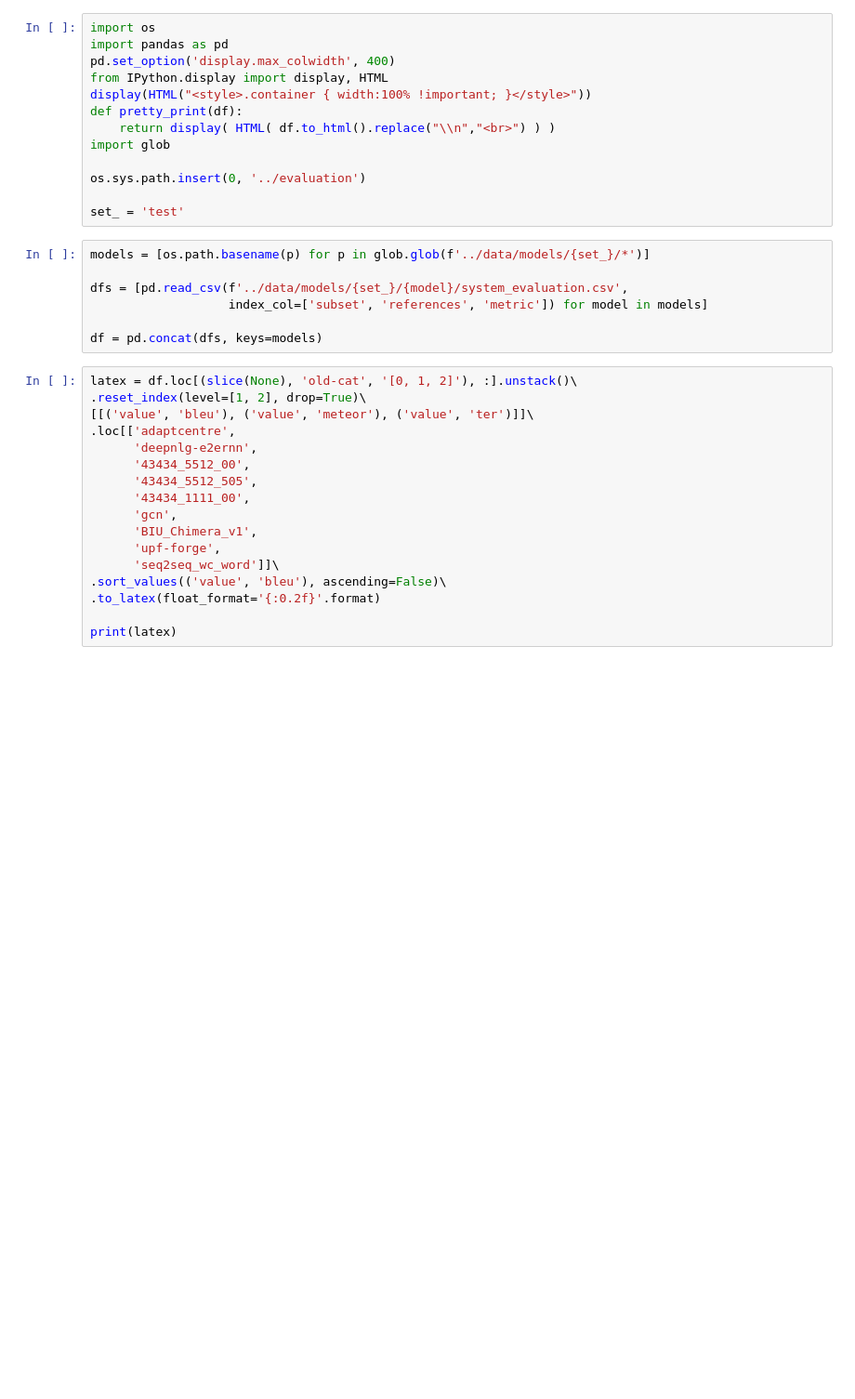
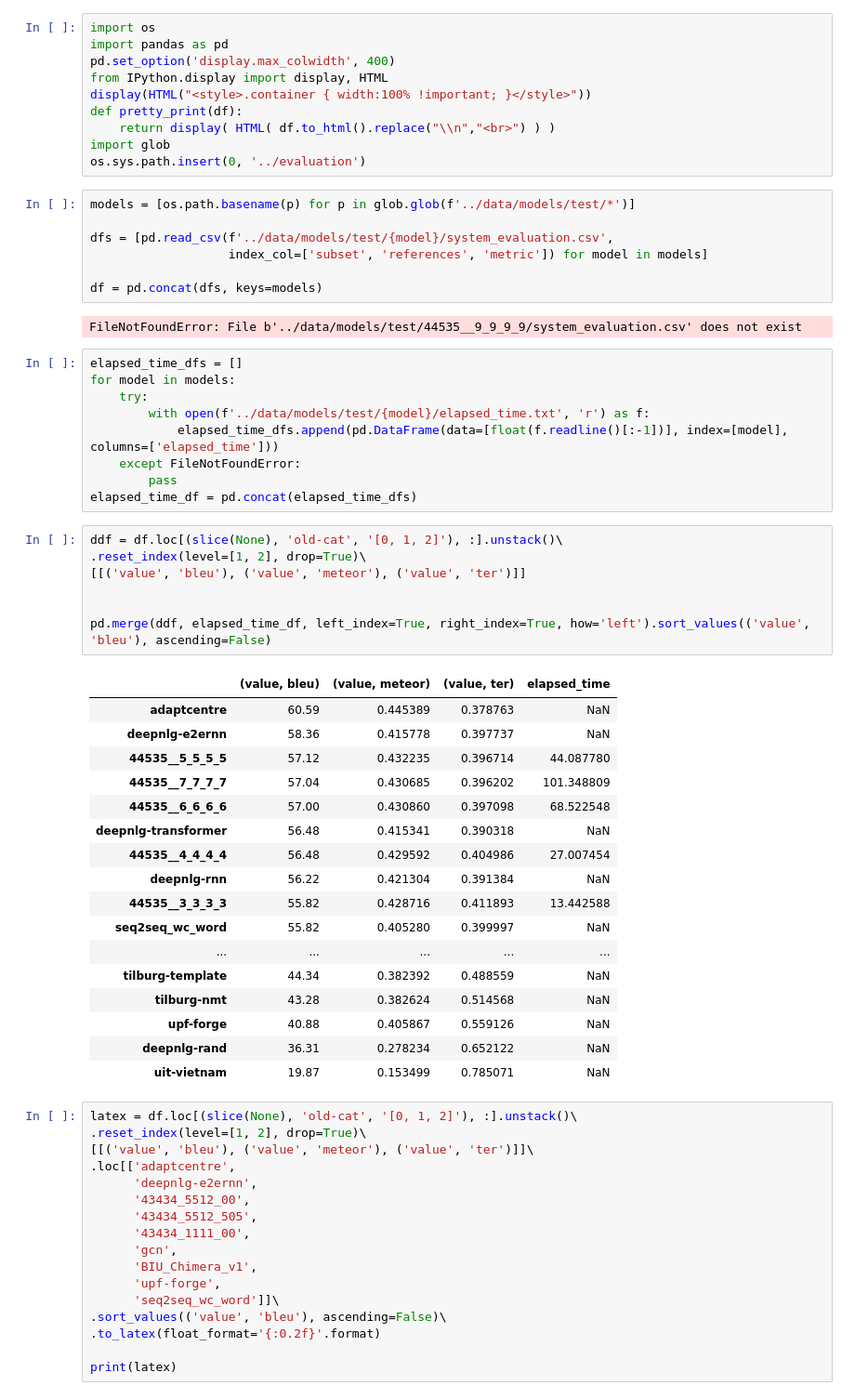
Before and after one commit to abevieiramota/masters, a Jupyter notebook: notebook/00 - Automatic evaluation.ipynb, the cells around one changed output. Shown at 93% size. Drawn from its saved outputs; the diff is of its cells as text; blank space fills up the shorter version.

```diff
--- a/notebook/00 - Automatic evaluation.ipynb
+++ b/notebook/00 - Automatic evaluation.ipynb
@@ -7,17 +7,50 @@ display(HTML("<style>.container { width:100% !important; }</style>"))
 def pretty_print(df):
     return display( HTML( df.to_html().replace("\\n","<br>") ) )
 import glob
-
 os.sys.path.insert(0, '../evaluation')
-
-set_ = 'test'
 # %%
-models = [os.path.basename(p) for p in glob.glob(f'../data/models/{set_}/*')]
+models = [os.path.basename(p) for p in glob.glob(f'../data/models/test/*')]
 
-dfs = [pd.read_csv(f'../data/models/{set_}/{model}/system_evaluation.csv',
+dfs = [pd.read_csv(f'../data/models/test/{model}/system_evaluation.csv',
                    index_col=['subset', 'references', 'metric']) for model in models]
 
 df = pd.concat(dfs, keys=models)
+# %% [output]
+FileNotFoundError: File b'../data/models/test/44535__9_9_9_9/system_evaluation.csv' does not exist
+# %%
+elapsed_time_dfs = []
+for model in models:
+    try:
+        with open(f'../data/models/test/{model}/elapsed_time.txt', 'r') as f:
+            elapsed_time_dfs.append(pd.DataFrame(data=[float(f.readline()[:-1])], index=[model], columns=['elapsed_time']))
+    except FileNotFoundError:
+        pass
+elapsed_time_df = pd.concat(elapsed_time_dfs)
+# %%
+ddf = df.loc[(slice(None), 'old-cat', '[0, 1, 2]'), :].unstack()\
+.reset_index(level=[1, 2], drop=True)\
+[[('value', 'bleu'), ('value', 'meteor'), ('value', 'ter')]]
+
+
+pd.merge(ddf, elapsed_time_df, left_index=True, right_index=True, how='left').sort_values(('value', 'bleu'), ascending=False)
+# %% [output]
+|  | (value, bleu) | (value, meteor) | (value, ter) | elapsed_time |
+| adaptcentre | 60.59 | 0.445389 | 0.378763 | NaN |
+| deepnlg-e2ernn | 58.36 | 0.415778 | 0.397737 | NaN |
+| 44535__5_5_5_5 | 57.12 | 0.432235 | 0.396714 | 44.087780 |
+| 44535__7_7_7_7 | 57.04 | 0.430685 | 0.396202 | 101.348809 |
+| 44535__6_6_6_6 | 57.00 | 0.430860 | 0.397098 | 68.522548 |
+| deepnlg-transformer | 56.48 | 0.415341 | 0.390318 | NaN |
+| 44535__4_4_4_4 | 56.48 | 0.429592 | 0.404986 | 27.007454 |
+| deepnlg-rnn | 56.22 | 0.421304 | 0.391384 | NaN |
+| 44535__3_3_3_3 | 55.82 | 0.428716 | 0.411893 | 13.442588 |
+| seq2seq_wc_word | 55.82 | 0.405280 | 0.399997 | NaN |
+| ... | ... | ... | ... | ... |
+| tilburg-template | 44.34 | 0.382392 | 0.488559 | NaN |
+| tilburg-nmt | 43.28 | 0.382624 | 0.514568 | NaN |
+| upf-forge | 40.88 | 0.405867 | 0.559126 | NaN |
+| deepnlg-rand | 36.31 | 0.278234 | 0.652122 | NaN |
+| uit-vietnam | 19.87 | 0.153499 | 0.785071 | NaN |
 # %%
 latex = df.loc[(slice(None), 'old-cat', '[0, 1, 2]'), :].unstack()\
 .reset_index(level=[1, 2], drop=True)\
```
Also changed, not shown: 9 other files.
